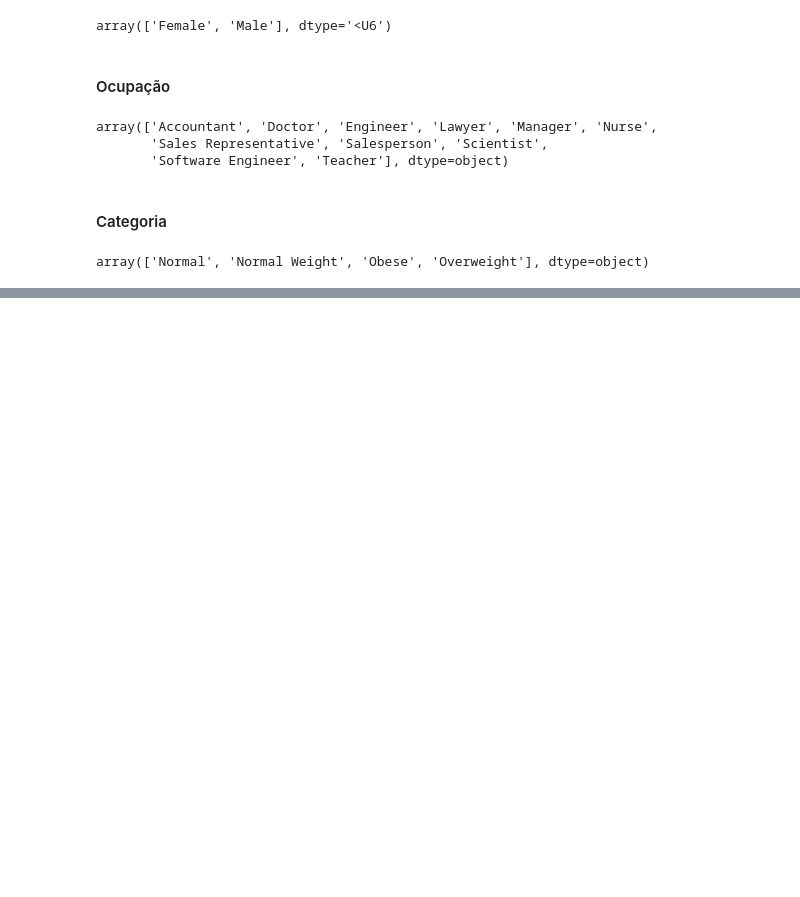
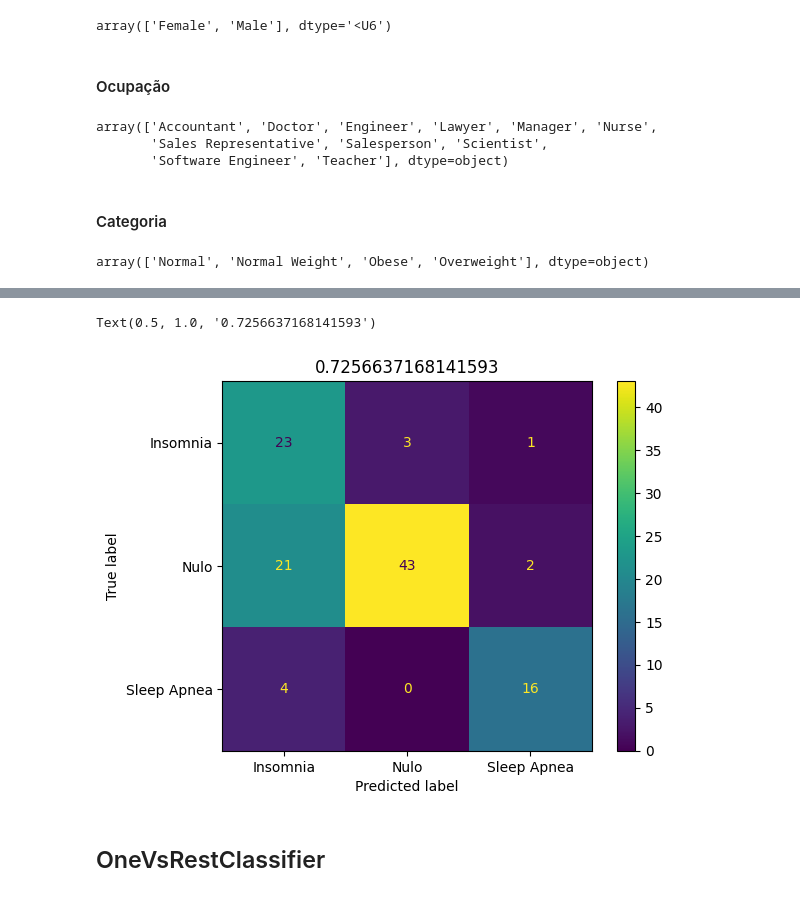
Before and after one commit to kaladabrio2020/Classfica-aoQualidadeDoSono, a Jupyter notebook: Analise.ipynb, the cells around one changed output, grey strips where cells are left out. Cells and saved outputs as stored; diff of their text form; code cells hidden in the pictures; blank space fills up the shorter version.

```diff
--- a/Analise.ipynb
+++ b/Analise.ipynb
@@ -248,0 +325,17 @@ array(['Normal', 'Normal Weight', 'Obese', 'Overweight'], dtype=object)
+# %%
+GaussianM = MultinomialNB()
+# %%
+fits = GaussianM.fit(x_train,y_train)
+# %%
+y_predictGM = fits.predict(x_test)
+# %%
+ConfusionMatrixDisplay(
+    confusion_matrix(y_test,y_predictGM),
+    display_labels=classesDisturbios
+).plot()
+plt.title(f'{accuracy_score(y_test,y_predictGM)}')
+# %% [output]
+Text(0.5, 1.0, '0.7256637168141593')
+[figure, added]
+# %% [markdown]
+## OneVsRestClassifier
```
Also changed, not shown: parts of 30 cells of this notebook.
